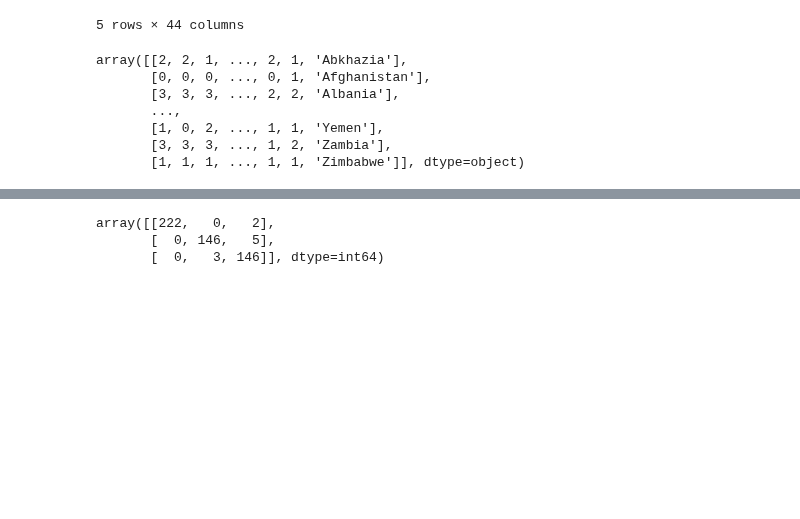
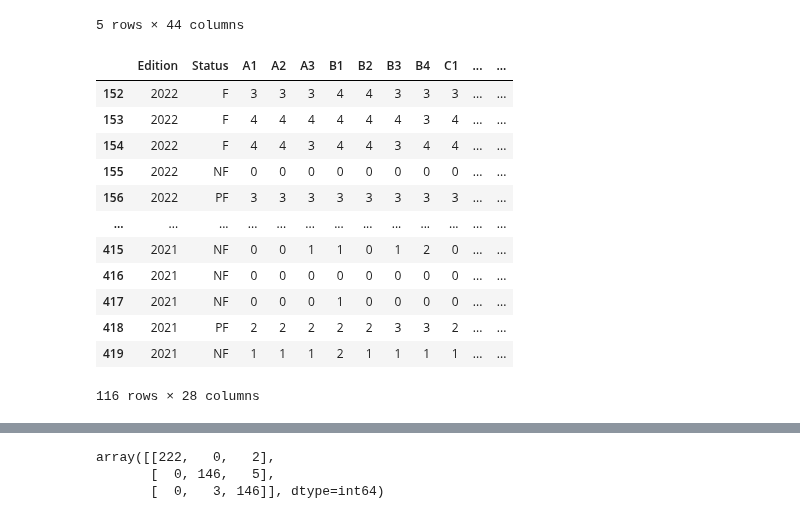
Before and after one commit to uic-cs418/cs418-spring22-eda-llc, a Jupyter notebook: machineLearning.ipynb, the cells around one changed output, grey strips where cells are left out. Saved outputs shown, nothing was run; the diff lists cells and outputs as text; code cells hidden in the pictures; blank space fills up the shorter version.

```diff
--- a/machineLearning.ipynb
+++ b/machineLearning.ipynb
@@ -30,16 +30,33 @@ df.head()
 | 4 | Andorra | Europe | c | 2022 | F | 1 | 1 | 4 | 4 | ... |
 5 rows × 44 columns
 # %%
-X = df.iloc[:, 7:-1]
+X = df.iloc[:, 3:-1]
 X['Country/Territory'] = df['Country/Territory']
-X = X.drop(['A', 'B', 'C', 'D', 'E', 'F', 'G', 'CL', 'PR', 'Add Q', 'Add A'], axis=1)
-X = X.to_numpy()
+X = X.drop(['A', 'B', 'C', 'D', 'E', 'F', 'G', 'CL', 'PR', 'Add Q', 'Add A', 'PR rating', 'CL rating'], axis=1)
+# X = X.to_numpy()
 X
+X_train = X[X['Country/Territory'] < 'S']
+X_train = X_train[X_train['Edition'] <= 2020]
+X_test = X[X['Country/Territory'] >= 'S']
+X_test = X_test[X_test['Edition'] > 2020]
+# X_train
+
+# X_train = X_train.to_numpy()
+
+# X_test = X_test.to_numpy()
-# %% [output]
-array([[2, 2, 1, ..., 2, 1, 'Abkhazia'],
-       [0, 0, 0, ..., 0, 1, 'Afghanistan'],
-       [3, 3, 3, ..., 2, 2, 'Albania'],
-       ...,
-       [1, 0, 2, ..., 1, 1, 'Yemen'],
-       [3, 3, 3, ..., 1, 2, 'Zambia'],
-       [1, 1, 1, ..., 1, 1, 'Zimbabwe']], dtype=object)
+# %%
+X_test
+# %% [output]
+|  | Edition | Status | A1 | A2 | A3 | B1 | B2 | B3 | B4 | C1 | ... | ... |
+| 152 | 2022 | F | 3 | 3 | 3 | 4 | 4 | 3 | 3 | 3 | ... | ... |
+| 153 | 2022 | F | 4 | 4 | 4 | 4 | 4 | 4 | 3 | 4 | ... | ... |
+| 154 | 2022 | F | 4 | 4 | 3 | 4 | 4 | 3 | 4 | 4 | ... | ... |
+| 155 | 2022 | NF | 0 | 0 | 0 | 0 | 0 | 0 | 0 | 0 | ... | ... |
+| 156 | 2022 | PF | 3 | 3 | 3 | 3 | 3 | 3 | 3 | 3 | ... | ... |
+| ... | ... | ... | ... | ... | ... | ... | ... | ... | ... | ... | ... | ... |
+| 415 | 2021 | NF | 0 | 0 | 1 | 1 | 0 | 1 | 2 | 0 | ... | ... |
+| 416 | 2021 | NF | 0 | 0 | 0 | 0 | 0 | 0 | 0 | 0 | ... | ... |
+| 417 | 2021 | NF | 0 | 0 | 0 | 1 | 0 | 0 | 0 | 0 | ... | ... |
+| 418 | 2021 | PF | 2 | 2 | 2 | 2 | 2 | 3 | 3 | 2 | ... | ... |
+| 419 | 2021 | NF | 1 | 1 | 1 | 2 | 1 | 1 | 1 | 1 | ... | ... |
+116 rows × 28 columns
```
Also changed, not shown: parts of 10 cells of this notebook.
